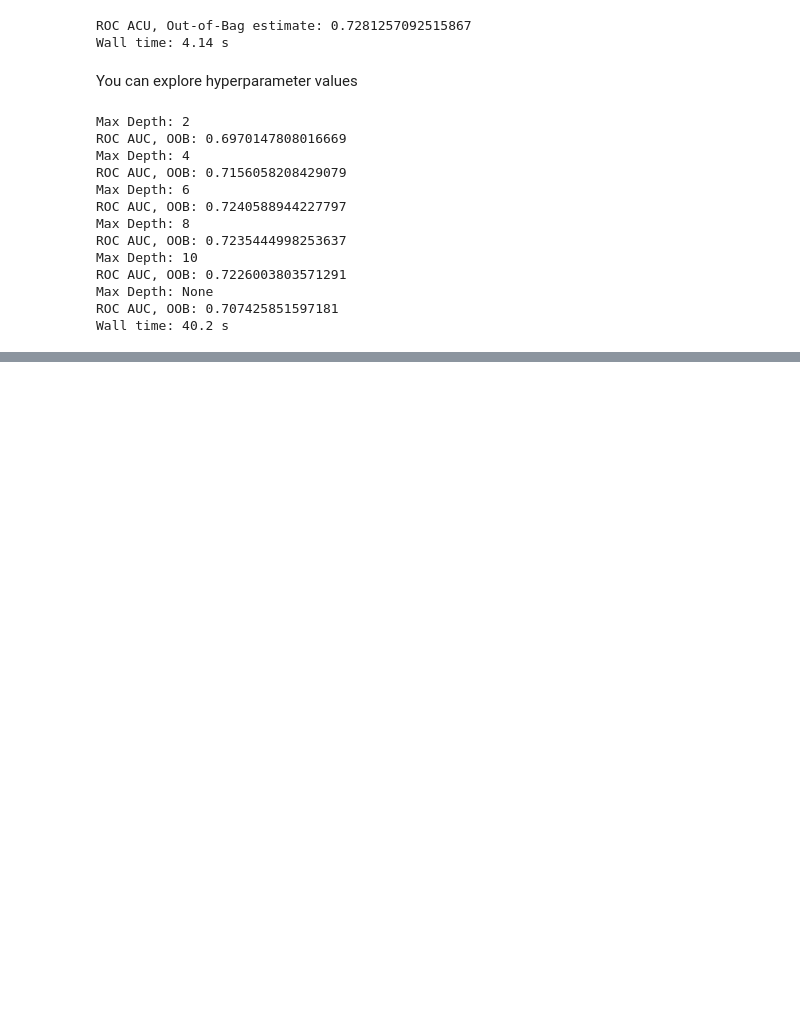
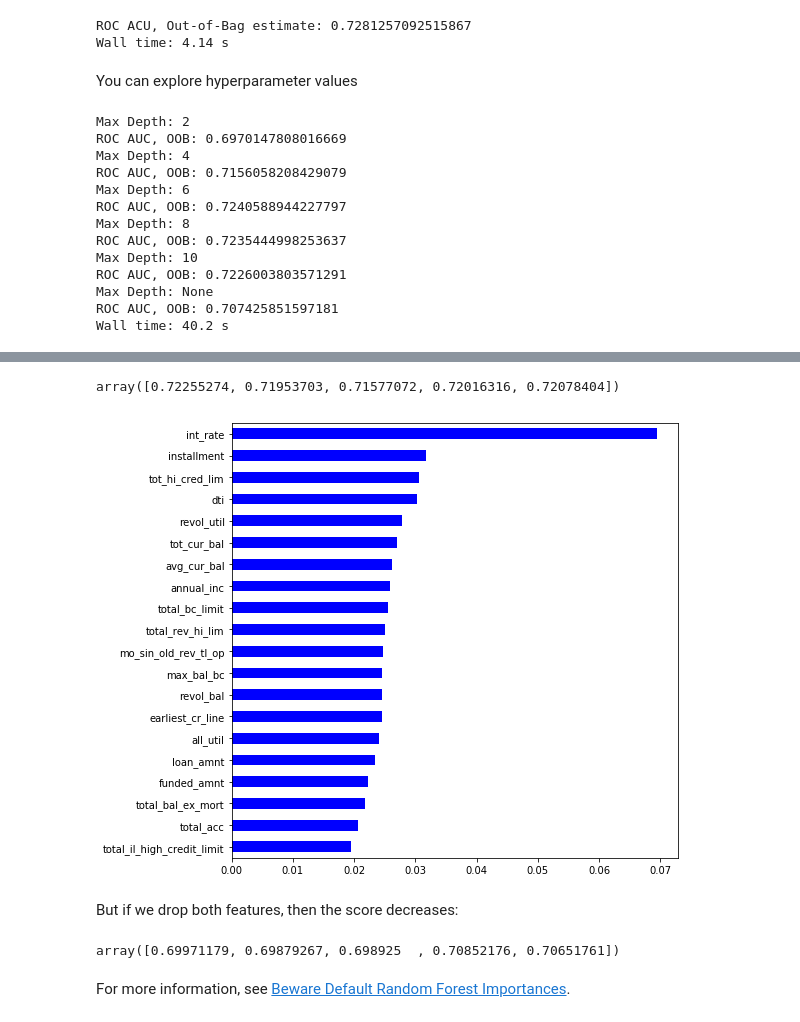
Before and after one commit to bloominstituteoftechnology/DS-Unit-4-Sprint-1-Tree-Ensembles, a Jupyter notebook: ds1-tree-ensembles/TreeEnsembles_Competition_Assignment.ipynb, the cells around one changed output, grey strips where cells are left out. Cells and saved outputs as stored; diff of their text form; code cells hidden in the pictures; blank space fills up the shorter version.

```diff
--- a/ds1-tree-ensembles/TreeEnsembles_Competition_Assignment.ipynb
+++ b/ds1-tree-ensembles/TreeEnsembles_Competition_Assignment.ipynb
@@ -482,0 +514,18 @@ Wall time: 40.2 s
+# %%
+cross_val_score(pipe, X_train.drop(columns='sub_grade'),
+                y_train, cv=5, scoring='roc_auc')
+# %% [output]
+array([0.72255274, 0.71953703, 0.71577072, 0.72016316, 0.72078404])
+# %%
+show_feature_importances(pipe, X_train.drop(columns='sub_grade'), y_train)
+# %% [output]
+[figure, added]
+# %% [markdown]
+But if we drop both features, then the score decreases:
+# %%
+cross_val_score(pipe, X_train.drop(columns=['sub_grade', 'int_rate']),
+               y_train, cv=5, scoring='roc_auc')
+# %% [output]
+array([0.69971179, 0.69879267, 0.698925  , 0.70852176, 0.70651761])
+# %% [markdown]
+For more information, see [Beware Default Random Forest Importances](https://explained.ai/rf-importance/index.html).
```
Also changed, not shown: parts of 7 cells of this notebook, 1 other file.
